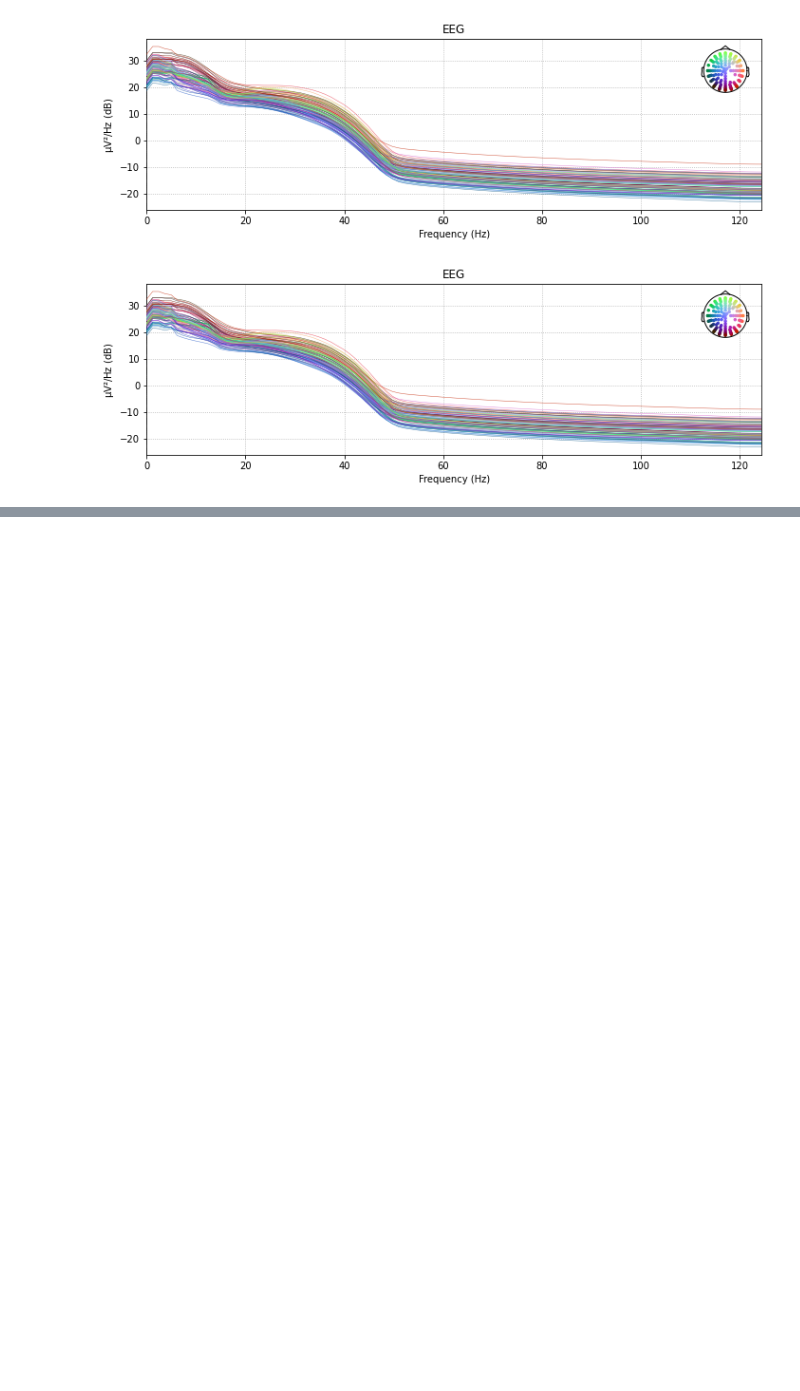
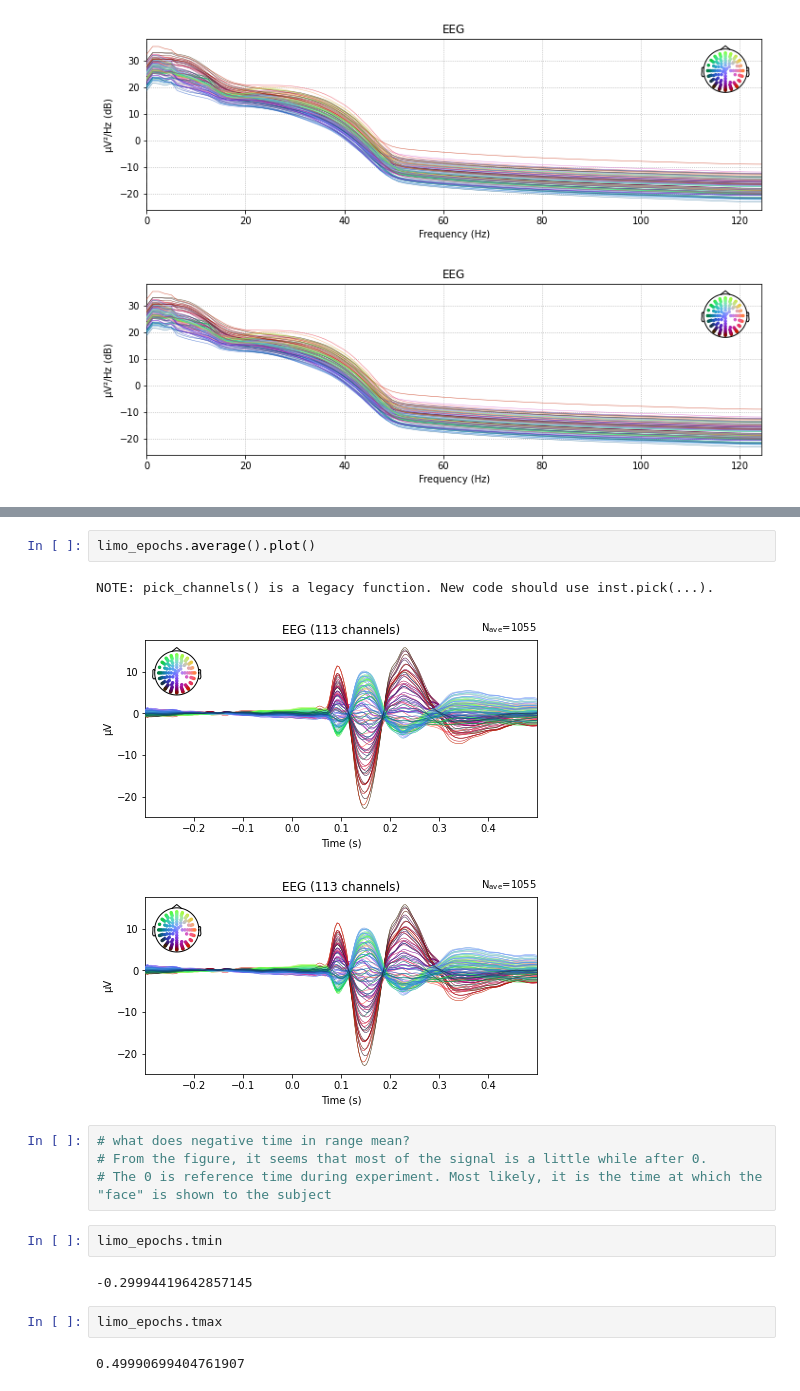
Before and after one commit to ibehave-ibots/iBOTS-Tools, a Jupyter notebook: learning-projects/mne.ipynb, the cells around one changed output, grey strips where cells are left out. Saved outputs shown, nothing was run; the diff lists cells and outputs as text; blank space fills up the shorter version.

```diff
--- a/learning-projects/mne.ipynb
+++ b/learning-projects/mne.ipynb
@@ -205 +207,19 @@ combining channels using "gfp"
 [<Figure size 432x288 with 3 Axes>]
+# %%
+limo_epochs.average().plot()
+# %% [output]
+NOTE: pick_channels() is a legacy function. New code should use inst.pick(...).
+[figure, added]
+[figure, added]
+# %%
+# what does negative time in range mean?
+# From the figure, it seems that most of the signal is a little while after 0.
+# The 0 is reference time during experiment. Most likely, it is the time at which the "face" is shown to the subject
+# %%
+limo_epochs.tmin
+# %% [output]
+-0.29994419642857145
+# %%
+limo_epochs.tmax
+# %% [output]
+0.49990699404761907
```
Also changed, not shown: parts of 7 cells of this notebook.
